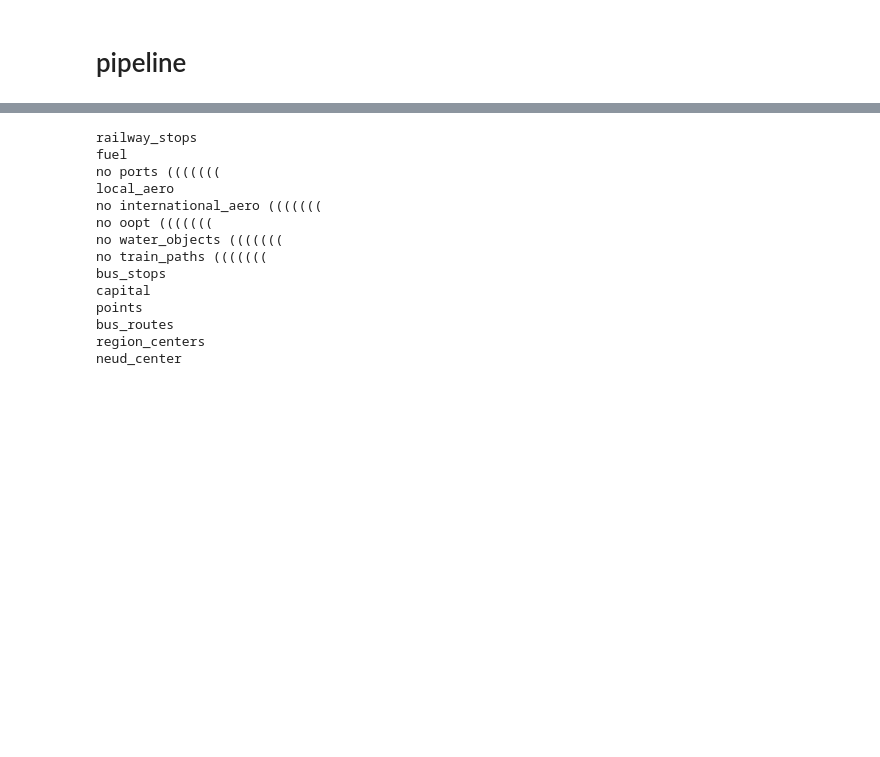
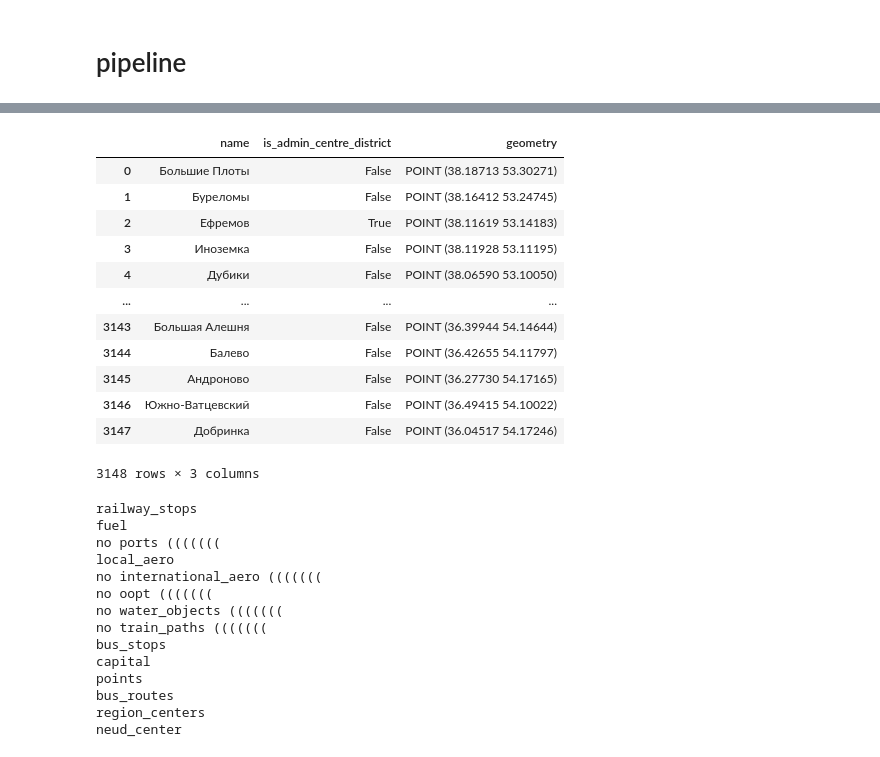
Before and after one commit to alexandermorozzov/transport_frames, a Jupyter notebook: notebooks/projecting.ipynb, the cells around one changed output, grey strips where cells are left out. Saved outputs shown, nothing was run; the diff lists cells and outputs as text; code cells hidden in the pictures; blank space fills up the shorter version.

```diff
--- a/notebooks/projecting.ipynb
+++ b/notebooks/projecting.ipynb
@@ -110,6 +126,22 @@ services = {
     'region_centers':points18,
     'neud_center':neud_center
 }
+# %%
+points
+# %% [output]
+|  | name | is_admin_centre_district | geometry |
+| 0 | Большие Плоты | False | POINT (38.18713 53.30271) |
+| 1 | Буреломы | False | POINT (38.16412 53.24745) |
+| 2 | Ефремов | True | POINT (38.11619 53.14183) |
+| 3 | Иноземка | False | POINT (38.11928 53.11195) |
+| 4 | Дубики | False | POINT (38.06590 53.10050) |
+| ... | ... | ... | ... |
+| 3143 | Большая Алешня | False | POINT (36.39944 54.14644) |
+| 3144 | Балево | False | POINT (36.42655 54.11797) |
+| 3145 | Андроново | False | POINT (36.27730 54.17165) |
+| 3146 | Южно-Ватцевский | False | POINT (36.49415 54.10022) |
+| 3147 | Добринка | False | POINT (36.04517 54.17246) |
+3148 rows × 3 columns
 # %%
 G = indicators.assign_services_names_to_nodes(services,citygraph_n,citygraph,crs = local_crs)
 # %% [output]
```
Also changed, not shown: parts of 6 cells of this notebook, 1 other file.
